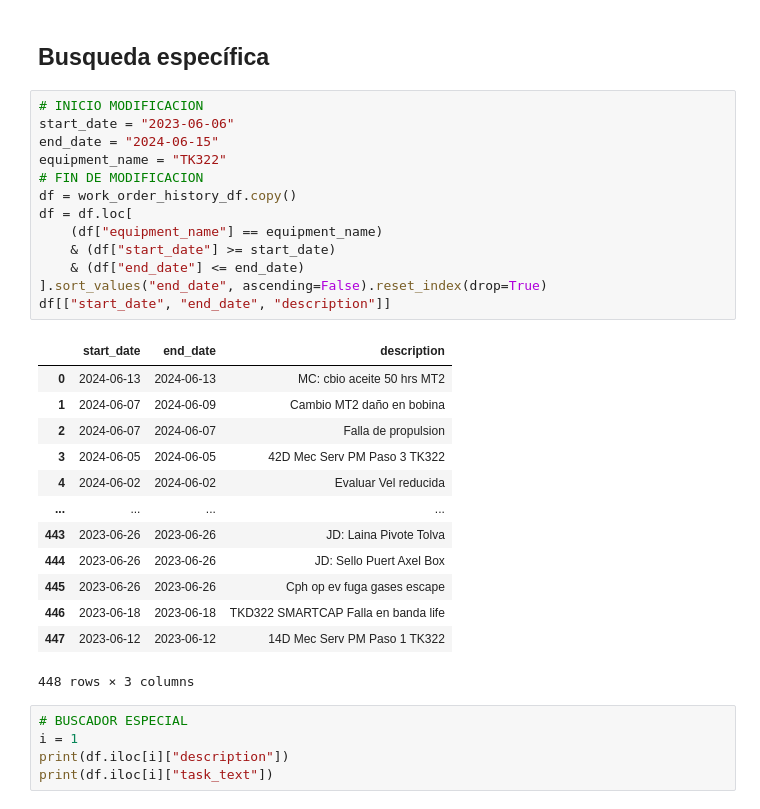
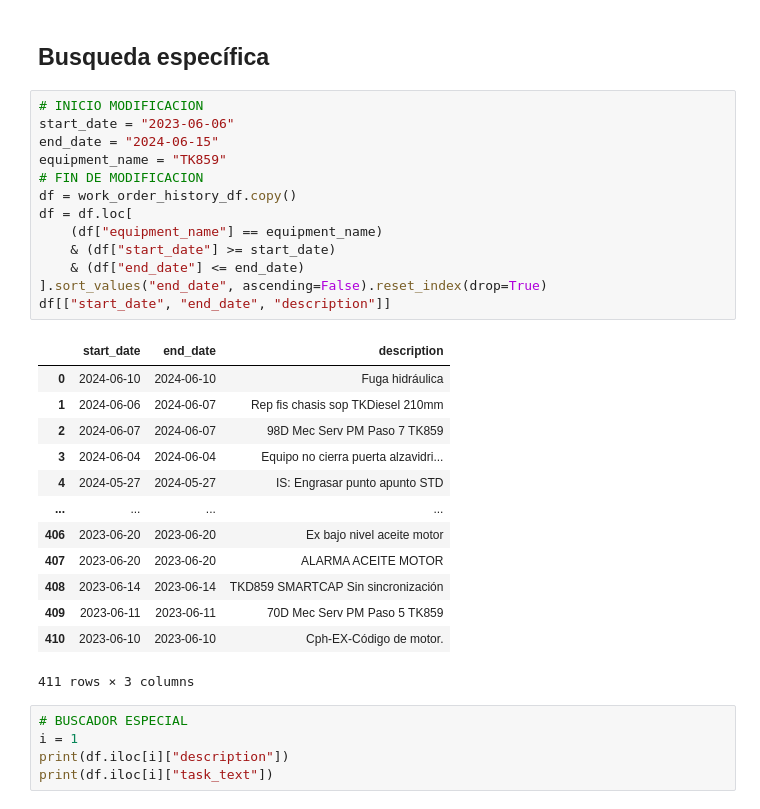
Before and after one commit to cecilvega/kverse, a Jupyter notebook: kdags_tests/fiori.ipynb, the cells around one changed output. Cells and saved outputs as stored; diff of their text form.

```diff
--- a/kdags_tests/fiori.ipynb
+++ b/kdags_tests/fiori.ipynb
@@ -37,30 +40,30 @@ work_order_history_df = Readr.Maintenance.read_work_order_history()
 # %%
 # INICIO MODIFICACION
 start_date = "2023-06-06"
 end_date = "2024-06-15"
-equipment_name = "TK322"
+equipment_name = "TK859"
 # FIN DE MODIFICACION
 df = work_order_history_df.copy()
 df = df.loc[
     (df["equipment_name"] == equipment_name)
     & (df["start_date"] >= start_date)
     & (df["end_date"] <= end_date)
 ].sort_values("end_date", ascending=False).reset_index(drop=True)
 df[["start_date", "end_date", "description"]]
 # %% [output]
 |  | start_date | end_date | description |
-| 0 | 2024-06-13 | 2024-06-13 | MC: cbio aceite 50 hrs MT2 |
-| 1 | 2024-06-07 | 2024-06-09 | Cambio MT2 daño en bobina |
-| 2 | 2024-06-07 | 2024-06-07 | Falla de propulsion |
-| 3 | 2024-06-05 | 2024-06-05 | 42D Mec Serv PM Paso 3 TK322 |
-| 4 | 2024-06-02 | 2024-06-02 | Evaluar Vel reducida |
+| 0 | 2024-06-10 | 2024-06-10 | Fuga hidráulica |
+| 1 | 2024-06-06 | 2024-06-07 | Rep fis chasis sop TKDiesel 210mm |
+| 2 | 2024-06-07 | 2024-06-07 | 98D Mec Serv PM Paso 7 TK859 |
+| 3 | 2024-06-04 | 2024-06-04 | Equipo no cierra puerta alzavidri... |
+| 4 | 2024-05-27 | 2024-05-27 | IS: Engrasar punto apunto STD |
 | ... | ... | ... | ... |
-| 443 | 2023-06-26 | 2023-06-26 | JD: Laina Pivote Tolva |
-| 444 | 2023-06-26 | 2023-06-26 | JD: Sello Puert Axel Box |
-| 445 | 2023-06-26 | 2023-06-26 | Cph op ev fuga gases escape |
-| 446 | 2023-06-18 | 2023-06-18 | TKD322 SMARTCAP Falla en banda life |
-| 447 | 2023-06-12 | 2023-06-12 | 14D Mec Serv PM Paso 1 TK322 |
+| 406 | 2023-06-20 | 2023-06-20 | Ex bajo nivel aceite motor |
+| 407 | 2023-06-20 | 2023-06-20 | ALARMA ACEITE MOTOR |
+| 408 | 2023-06-14 | 2023-06-14 | TKD859 SMARTCAP Sin sincronización |
+| 409 | 2023-06-11 | 2023-06-11 | 70D Mec Serv PM Paso 5 TK859 |
+| 410 | 2023-06-10 | 2023-06-10 | Cph-EX-Código de motor. |
-448 rows × 3 columns
+411 rows × 3 columns
 # %%
 # BUSCADOR ESPECIAL
 i = 1
```
Also changed, not shown: parts of 1 cell of this notebook.
